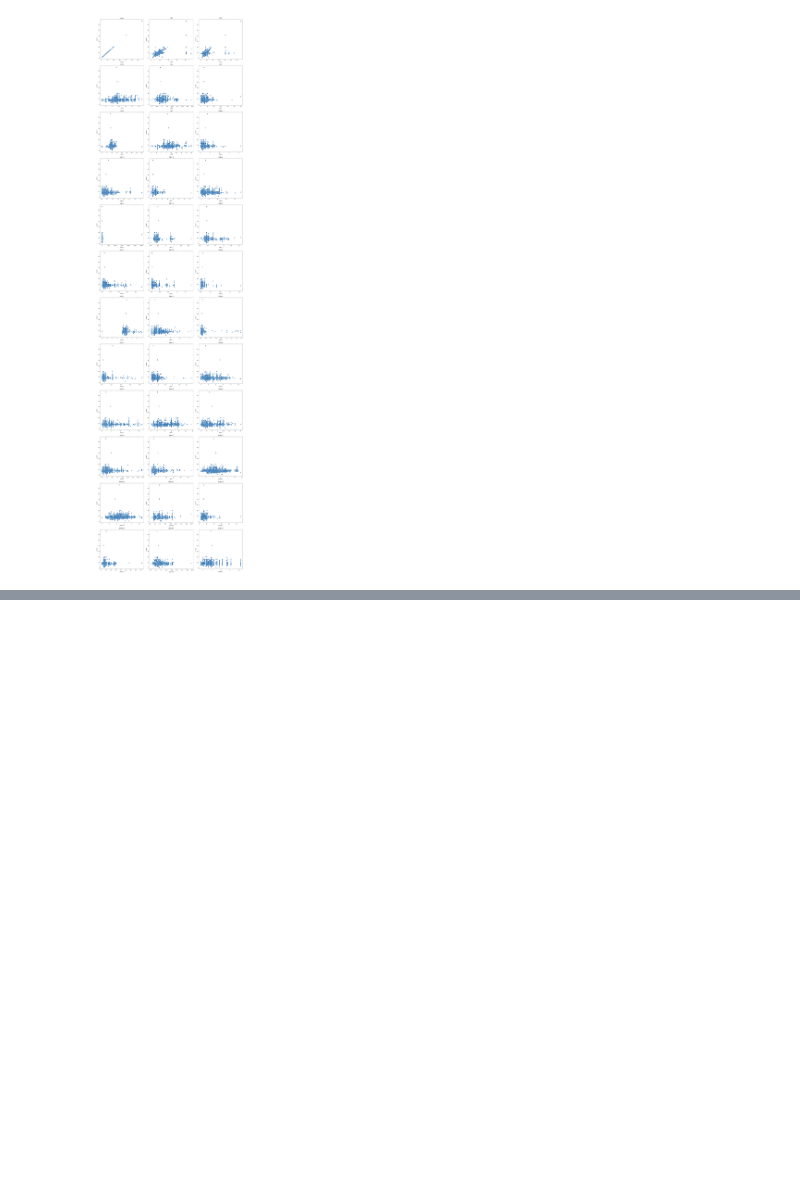
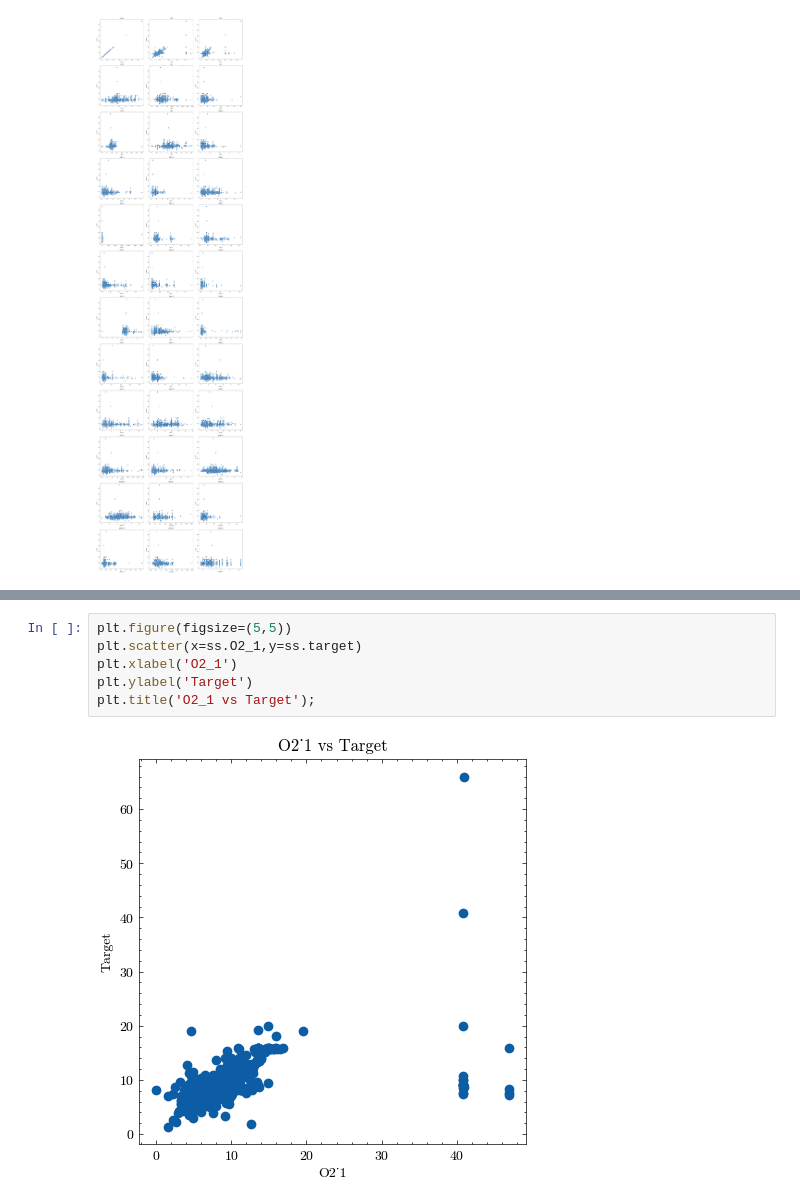
Before and after one commit to jfblanchard/s3e21, a Jupyter notebook: s3e21_local.ipynb, the cells around one changed output, grey strips where cells are left out. Cells and saved outputs as stored; diff of their text form; blank space fills up the shorter version.

```diff
--- a/s3e21_local.ipynb
+++ b/s3e21_local.ipynb
@@ -127,0 +192,8 @@ for i,col in enumerate(features):
+# %%
+plt.figure(figsize=(5,5))
+plt.scatter(x=ss.O2_1,y=ss.target)
+plt.xlabel('O2_1')
+plt.ylabel('Target')
+plt.title('O2_1 vs Target');
+# %% [output]
+[figure, added]
```
Also changed, not shown: parts of 10 cells of this notebook.
